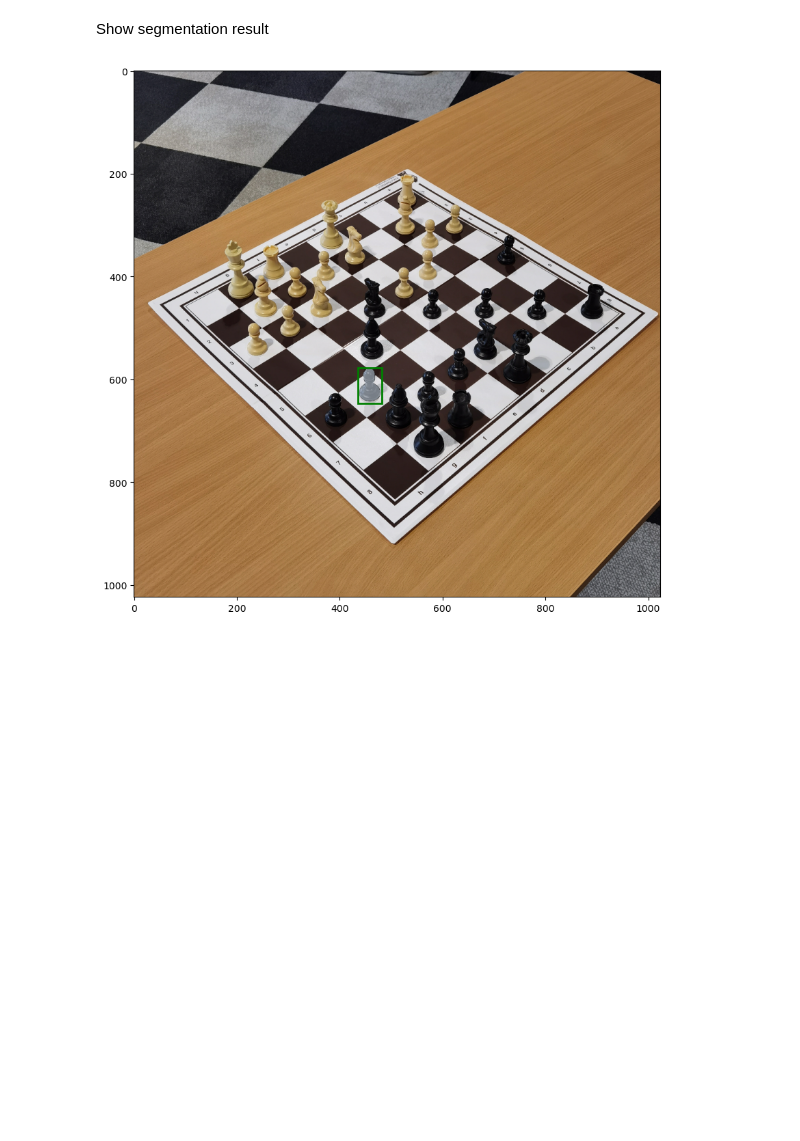
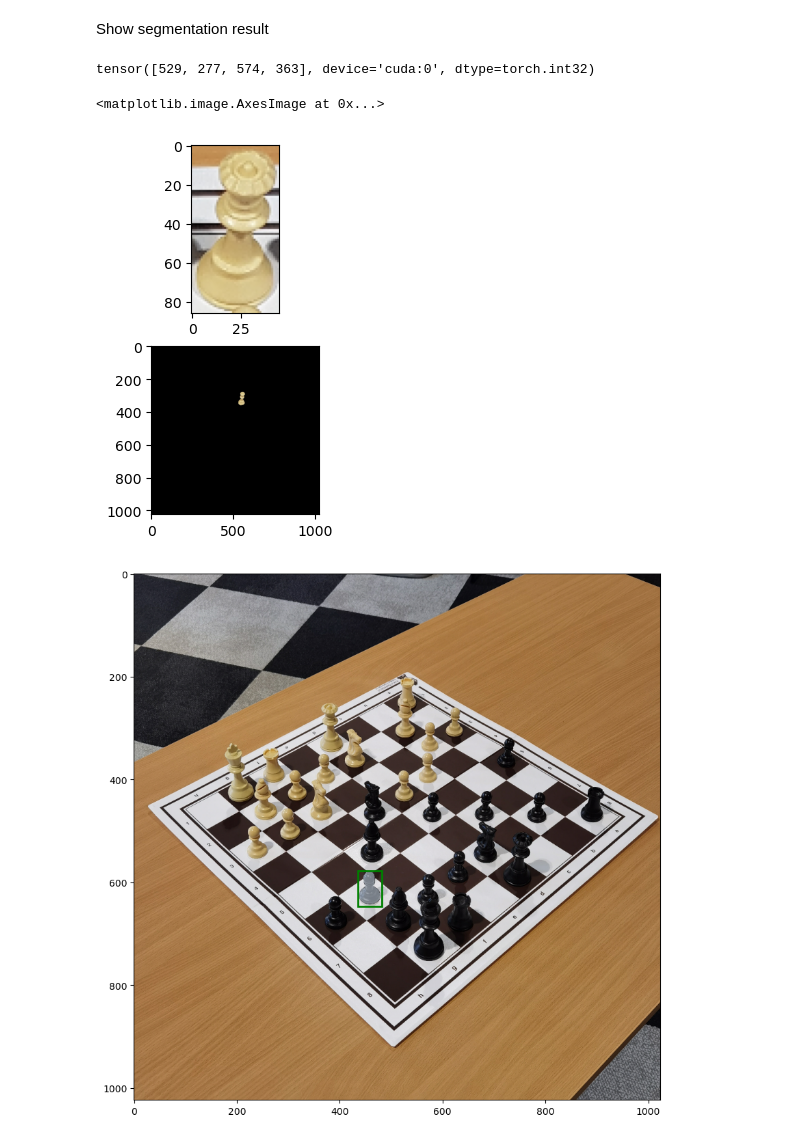
Before and after one commit to gtrocki/chess_detector, a Jupyter notebook: PieceClassifier/training_test.ipynb, the cells around one changed output. Saved outputs shown, nothing was run; the diff lists cells and outputs as text; code cells hidden in the pictures; blank space fills up the shorter version.

```diff
--- a/PieceClassifier/training_test.ipynb
+++ b/PieceClassifier/training_test.ipynb
@@ -140,6 +125,23 @@ Tue Mar 12 16:54:58 2024
 +---------------------------------------------------------------------------------------+
 # %% [markdown]
 Show segmentation result
+# %%
+# plt.imshow(image * masks[0][0,0,...,np.newaxis].cpu().numpy())
+# bbox[0]
+# image_path[0]
+# image = np.load(image_path[0])
+image = cv2.imread(image_path[0])
+image = cv2.cvtColor(image, cv2.COLOR_BGR2RGB)
+image = cv2.resize(image, val_dataset.imres)
+x = bbox[0].int()
+print(x)
+fig, ax = plt.subplots(2)
+ax[0].imshow(image[x[1]:x[3],x[0]:x[2]])
+ax[1].imshow(image * masks[0][0,0,...,np.newaxis].cpu().numpy())
+# %% [output]
+tensor([529, 277, 574, 363], device='cuda:0', dtype=torch.int32)
+<matplotlib.image.AxesImage at 0x...>
+[figure, added]
 # %%
 plt.figure(figsize=(10,10))
 plt.imshow(image)
```
Also changed, not shown: parts of 10 cells of this notebook, 1 other file.
